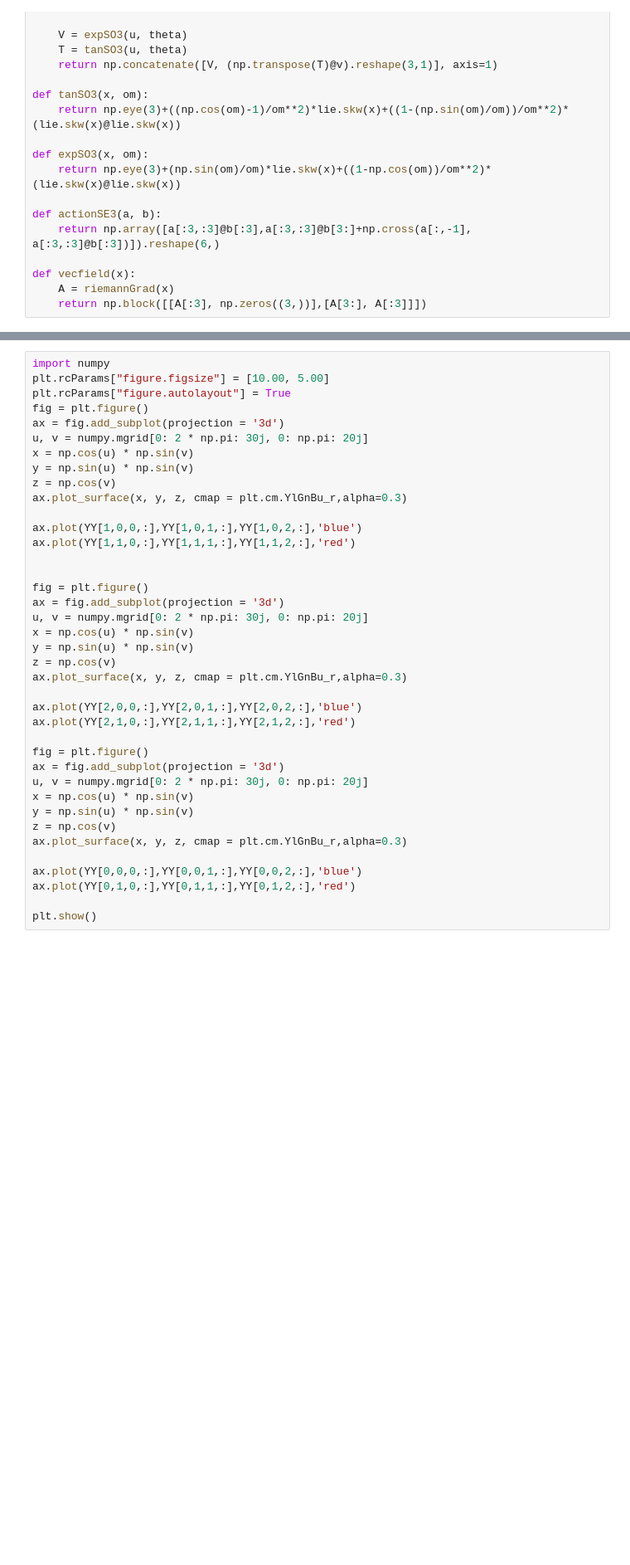
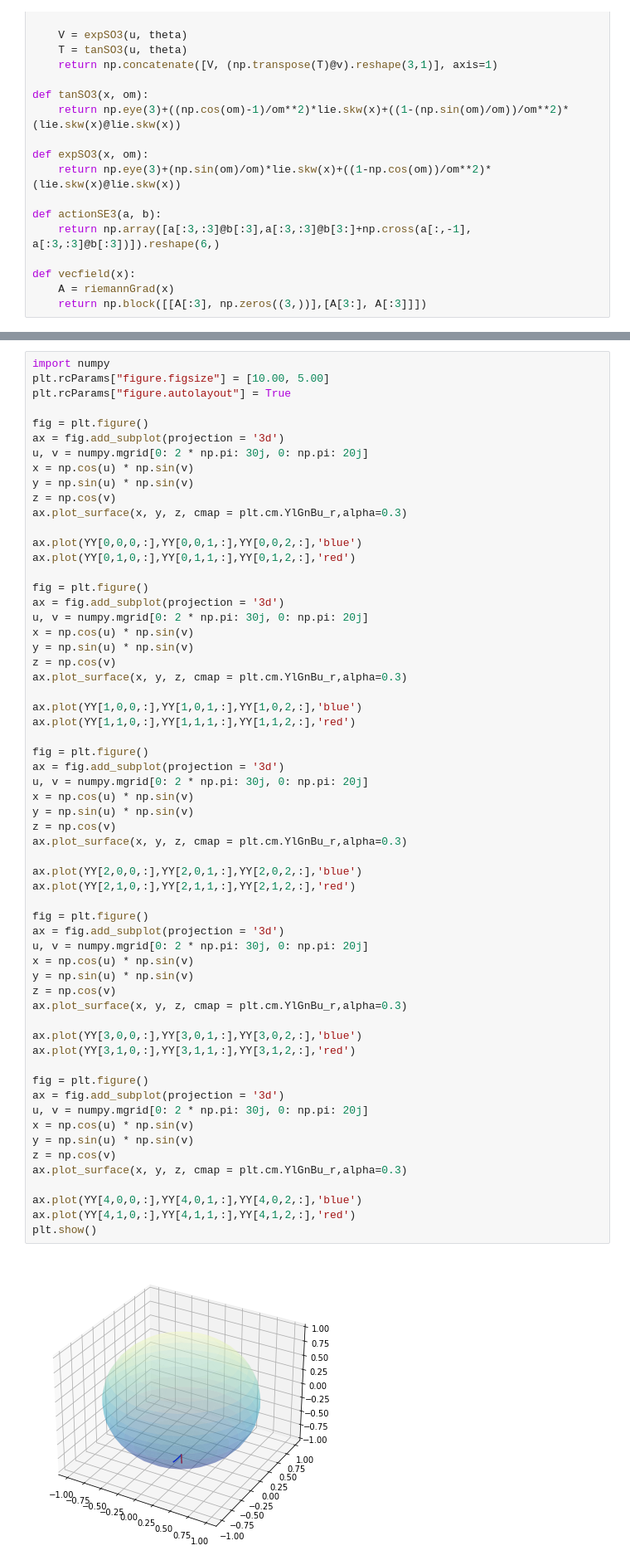
Before and after one commit to DeniseTumiotto/SphericalPendulum-Secondment, a Jupyter notebook: extras/TS2gradient.ipynb, the cells around one changed output, grey strips where cells are left out. Shown: that part at 83% size. Drawn from its saved outputs; the diff is of its cells as text; blank space fills up the shorter version.

```diff
--- a/extras/TS2gradient.ipynb
+++ b/extras/TS2gradient.ipynb
@@ -146,38 +163,61 @@ plt.show()
 import numpy
 plt.rcParams["figure.figsize"] = [10.00, 5.00]
 plt.rcParams["figure.autolayout"] = True
+
+fig = plt.figure()
+ax = fig.add_subplot(projection = '3d')
+u, v = numpy.mgrid[0: 2 * np.pi: 30j, 0: np.pi: 20j]
+x = np.cos(u) * np.sin(v)
+y = np.sin(u) * np.sin(v)
+z = np.cos(v)
+ax.plot_surface(x, y, z, cmap = plt.cm.YlGnBu_r,alpha=0.3)
+
+ax.plot(YY[0,0,0,:],YY[0,0,1,:],YY[0,0,2,:],'blue')
+ax.plot(YY[0,1,0,:],YY[0,1,1,:],YY[0,1,2,:],'red')
+
 fig = plt.figure()
 ax = fig.add_subplot(projection = '3d')
 u, v = numpy.mgrid[0: 2 * np.pi: 30j, 0: np.pi: 20j]
 x = np.cos(u) * np.sin(v)
 y = np.sin(u) * np.sin(v)
 z = np.cos(v)
 ax.plot_surface(x, y, z, cmap = plt.cm.YlGnBu_r,alpha=0.3)
 
 ax.plot(YY[1,0,0,:],YY[1,0,1,:],YY[1,0,2,:],'blue')
 ax.plot(YY[1,1,0,:],YY[1,1,1,:],YY[1,1,2,:],'red')
-
 
 fig = plt.figure()
 ax = fig.add_subplot(projection = '3d')
 u, v = numpy.mgrid[0: 2 * np.pi: 30j, 0: np.pi: 20j]
 x = np.cos(u) * np.sin(v)
 y = np.sin(u) * np.sin(v)
 z = np.cos(v)
 ax.plot_surface(x, y, z, cmap = plt.cm.YlGnBu_r,alpha=0.3)
 
 ax.plot(YY[2,0,0,:],YY[2,0,1,:],YY[2,0,2,:],'blue')
 ax.plot(YY[2,1,0,:],YY[2,1,1,:],YY[2,1,2,:],'red')
 
 fig = plt.figure()
 ax = fig.add_subplot(projection = '3d')
 u, v = numpy.mgrid[0: 2 * np.pi: 30j, 0: np.pi: 20j]
 x = np.cos(u) * np.sin(v)
 y = np.sin(u) * np.sin(v)
 z = np.cos(v)
 ax.plot_surface(x, y, z, cmap = plt.cm.YlGnBu_r,alpha=0.3)
 
-ax.plot(YY[0,0,0,:],YY[0,0,1,:],YY[0,0,2,:],'blue')
-ax.plot(YY[0,1,0,:],YY[0,1,1,:],YY[0,1,2,:],'red')
+ax.plot(YY[3,0,0,:],YY[3,0,1,:],YY[3,0,2,:],'blue')
+ax.plot(YY[3,1,0,:],YY[3,1,1,:],YY[3,1,2,:],'red')
 
+fig = plt.figure()
+ax = fig.add_subplot(projection = '3d')
+u, v = numpy.mgrid[0: 2 * np.pi: 30j, 0: np.pi: 20j]
+x = np.cos(u) * np.sin(v)
+y = np.sin(u) * np.sin(v)
+z = np.cos(v)
+ax.plot_surface(x, y, z, cmap = plt.cm.YlGnBu_r,alpha=0.3)
+
+ax.plot(YY[4,0,0,:],YY[4,0,1,:],YY[4,0,2,:],'blue')
+ax.plot(YY[4,1,0,:],YY[4,1,1,:],YY[4,1,2,:],'red')
 plt.show()
+# %% [output]
+[figure, added]
```
Also changed, not shown: parts of 5 cells of this notebook.
